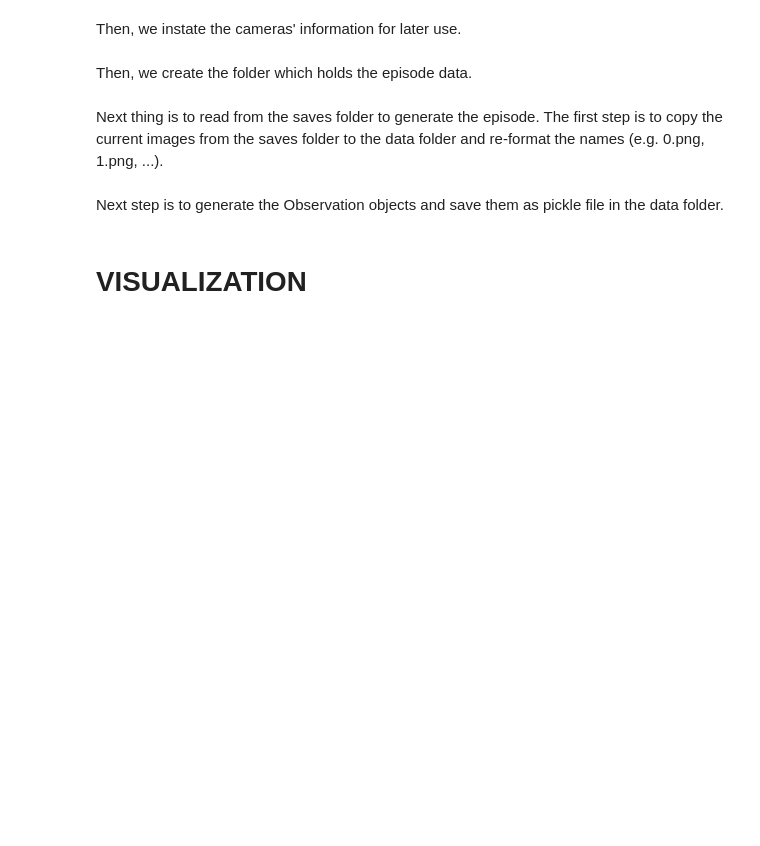
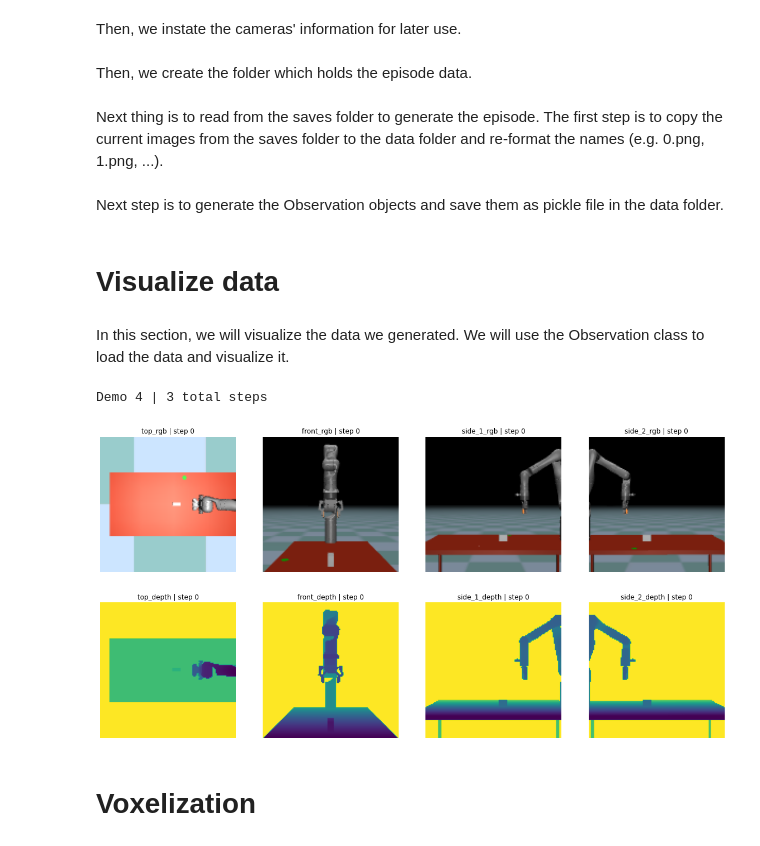
Before and after one commit to ngkhiem97/mujoco-peract, a Jupyter notebook: Voxelization.ipynb, the cells around one changed output. Drawn from its saved outputs; the diff is of its cells as text; code cells hidden in the pictures; blank space fills up the shorter version.

Commit message:
update Voxelization

```diff
--- a/Voxelization.ipynb
+++ b/Voxelization.ipynb
@@ -78,61 +78,61 @@ for depth_image_path, rgb_image_path in zip(depth_images_path, rgb_images_path):
 with open(f'data/episode{EPISODE}/low_dim_obs.pkl', "wb") as f:
     pickle.dump(obs, f)
 # %% [markdown]
-# VISUALIZATION
+# Visualize data
+# %% [markdown]
+In this section, we will visualize the data we generated. We will use the Observation class to load the data and visualize it.
 # %%
 from rlbench.backend.utils import extract_obs
+from rlbench.utils import get_stored_demo
+import matplotlib.pyplot as plt
+
+IMAGE_SIZE = 128
 
 import pprint
 
 # what to visualize
-episode_idx_to_visualize = 1 # out of 10 demos
 ts = 0 # timestep out of total timesteps
+data_path = 'data'
+
+cameras = [camera.replace("-", "_") for camera in CAMERAS]
 
 # get demo
 demo = get_stored_demo(data_path=data_path,
-                      index=episode_idx_to_visualize)
-
-pprint.pprint(demo[ts].front_point_cloud)
-
-# visualize the point cloud
-fig = plt.figure(figsize=(20, 10))
-ax = fig.add_subplot(111, projection='3d')
-ax.scatter(demo[ts].front_point_cloud[:, 0], demo[ts].front_point_cloud[:, 1], demo[ts].front_point_cloud[:, 2], c=demo[ts].front_point_cloud[:, 2], cmap='viridis', linewidth=0.5)
-ax.set_xlabel('X Label')
-ax.set_ylabel('Y Label')
-ax.set_zlabel('Z Label')
-plt.show()
+                       index=EPISODE)
 
 # extract obs at timestep
-obs_dict = extract_obs(demo[ts], CAMERAS, t=ts)
-
-# print(obs_dict)
+obs_dict = extract_obs(demo[ts], cameras, t=ts)
 
 # total timesteps in demo
-print(f"Demo {episode_idx_to_visualize} | {len(demo)} total steps\n")
+print(f"Demo {EPISODE} | {len(demo)} total steps\n")
 
 # plot rgb and depth at timestep
 fig = plt.figure(figsize=(20, 10))
-rows, cols = 2, len(CAMERAS)
+rows, cols = 2, len(cameras)
 
 plot_idx = 1
-for camera in CAMERAS:
+for camera in cameras:
   # rgb
   rgb_name = "%s_%s" % (camera, 'rgb')
   rgb = np.transpose(obs_dict[rgb_name], (1, 2, 0))
   fig.add_subplot(rows, cols, plot_idx)
   plt.imshow(rgb)
   plt.axis('off')
   plt.title("%s_rgb | step %s" % (camera, ts))
 
   # depth
   depth_name = "%s_%s" % (camera, 'depth')
   depth = np.transpose(obs_dict[depth_name], (1, 2, 0)).reshape(IMAGE_SIZE, IMAGE_SIZE)
-  fig.add_subplot(rows, cols, plot_idx+len(CAMERAS))
+  fig.add_subplot(rows, cols, plot_idx+len(cameras))
   plt.imshow(depth)
   plt.axis('off')
   plt.title("%s_depth | step %s" % (camera, ts))
 
   plot_idx += 1
 
 plt.show()
+# %% [output]
+Demo 4 | 3 total steps
+[figure, added]
+# %% [markdown]
+# Voxelization
```
Also changed, not shown: parts of 4 cells of this notebook, 1 other file.
